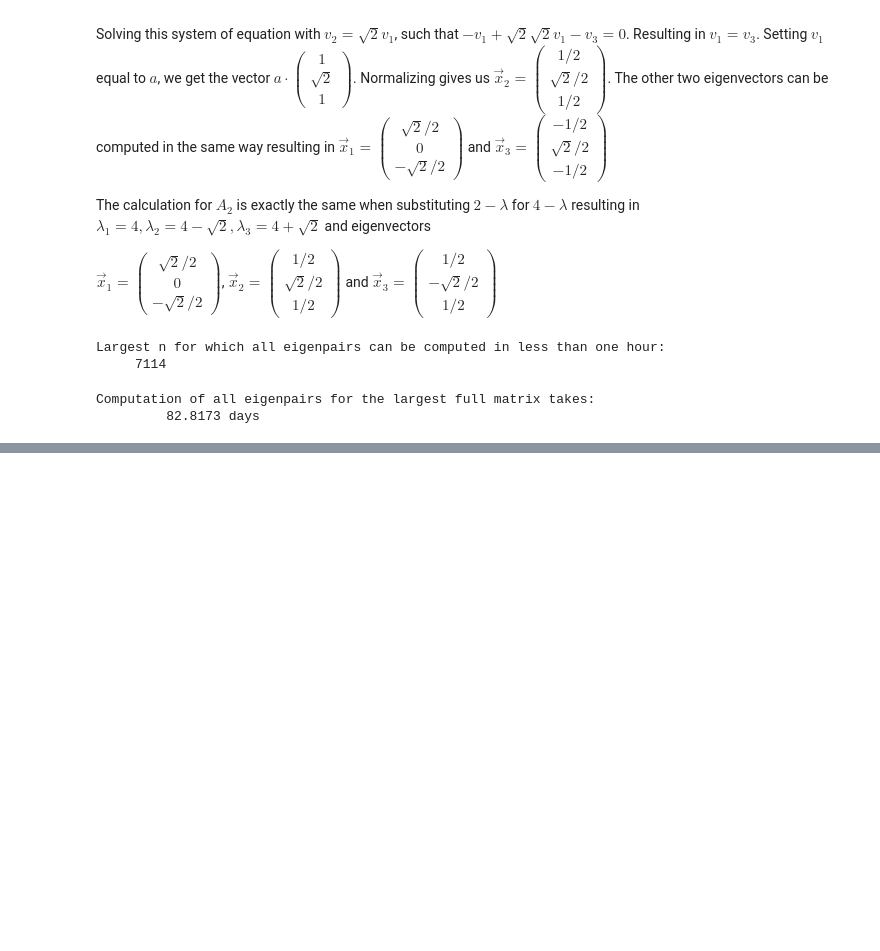
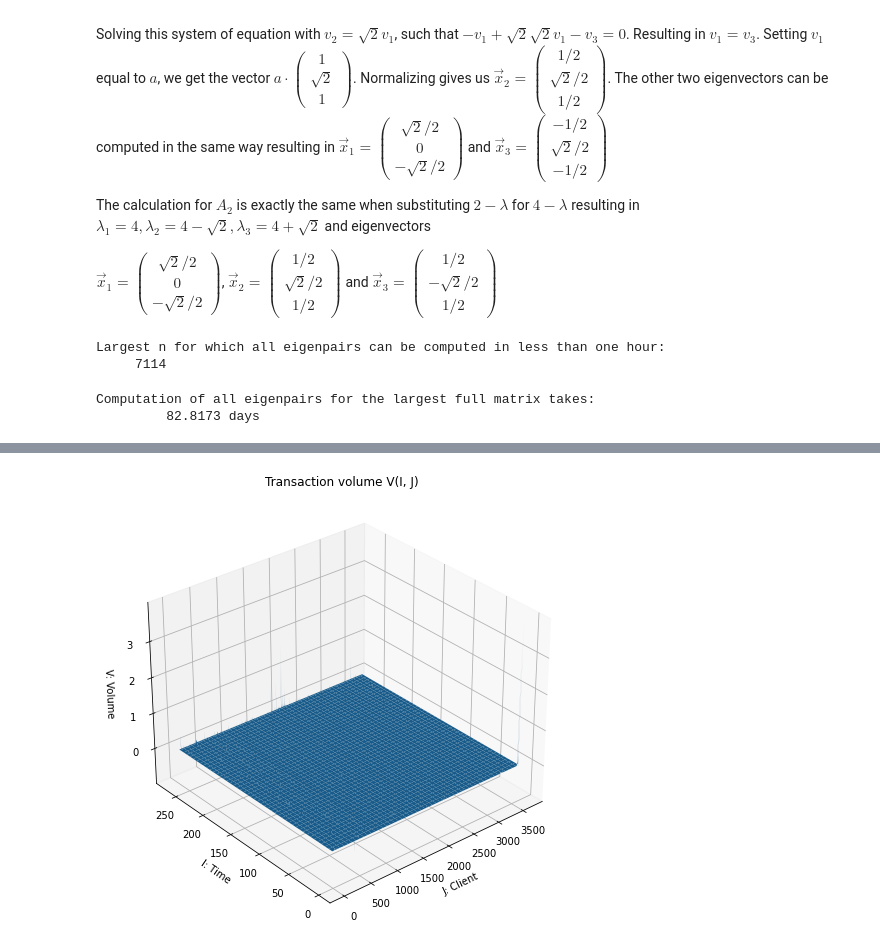
Before and after one commit to DionEngels/ScientificProgramming, a Jupyter notebook: Set 3/exset3.ipynb, the cells around one changed output, grey strips where cells are left out. Drawn from its saved outputs; the diff is of its cells as text; code cells hidden in the pictures; blank space fills up the shorter version.

```diff
--- a/Set 3/exset3.ipynb
+++ b/Set 3/exset3.ipynb
@@ -432,0 +584,13 @@ import pandas as pd
+# %%
+### m
+fig = plt.figure(figsize=(12, 8))
+ax = fig.add_subplot(111, projection='3d')
+X, Y = np.meshgrid(range(1, df['customer ID'].max() + 1), range(1, df['timestamp'].max() + 1))
+surf = ax.plot_surface(X, Y, timeseries.A, lw=3)
+ax.azim = 230
+ax.set_xlabel("J: Client")
+ax.set_ylabel("I: Time")
+ax.set_zlabel("V: Volume");
+plt.title("Transaction volume V(I, J)");
+# %% [output]
+[figure, added]
```
Also changed, not shown: parts of 24 cells of this notebook.
